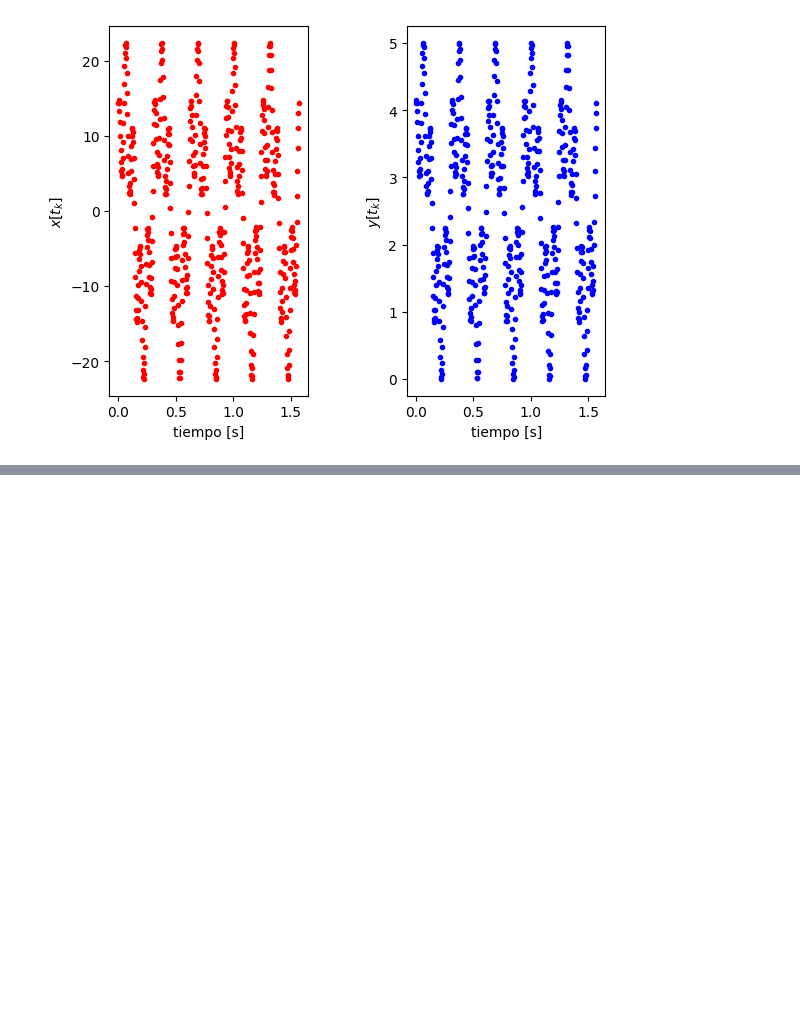
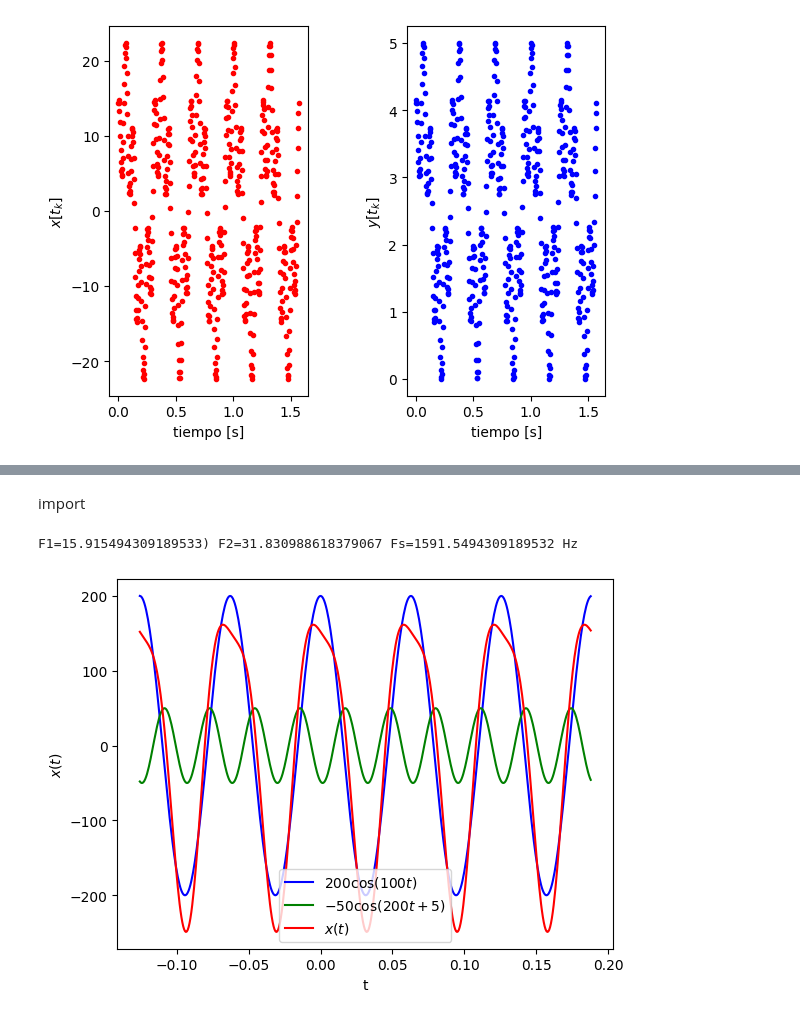
Before and after one commit to jailer2024/JAILER-CHAPID-SE-ALES-Y-SISTEMAS, a Jupyter notebook: 1_IntroduccionSyS/1_IntroNumpy_SyS.ipynb, the cells around one changed output, grey strips where cells are left out. Saved outputs shown, nothing was run; the diff lists cells and outputs as text; code cells hidden in the pictures; blank space fills up the shorter version.

```diff
--- a/1_IntroduccionSyS/1_IntroNumpy_SyS.ipynb
+++ b/1_IntroduccionSyS/1_IntroNumpy_SyS.ipynb
@@ -489,0 +573,45 @@ d.shape # d es una matriz de 500 x 8, ej: la fila 1 incluye la distancia euclide
+# %% [markdown]
+import
+# %%
+import numpy as np
+import matplotlib.pyplot as plt
+
+A1= 200
+A2= 50
+W1=100
+W2=200
+T1= 2*np.pi/W1
+T2=2*np.pi/W1
+
+F1= W1/(2*np.pi)
+F2=W2/(2*np.pi)
+"nysquit"
+Fs= 50*max(F1,F2)
+
+T= np.pi/50
+
+"definir vector de tiempo"
+
+ti= -2*T
+tf= 3*T
+
+tv= np.arange(ti,tf,1/Fs)
+
+"construir señal"
+
+phi2 = 5
+x = A1*np.cos(W1*tv) - A2*np.sin(W2*tv - phi2)
+plt.plot(tv,xc,"b",label="$200\cos(100t)$")
+plt.plot(tv,xs,"g",label="$-50\cos(200t+5)$")
+xc = A1*np.cos(W1*tv)
+xs = - A2*np.sin(W2*tv - phi2)
+
+plt.plot(tv,x,'r',label='$x(t)$')
+plt.legend()
+plt.xlabel('t')
+plt.ylabel('$x(t)$')
+plt.show
+print(f'F1={F1}) F2={F2} Fs={Fs} Hz')
+# %% [output]
+F1=15.915494309189533) F2=31.830988618379067 Fs=1591.5494309189532 Hz
+[figure, added]
```
Also changed, not shown: parts of 13 cells of this notebook.
